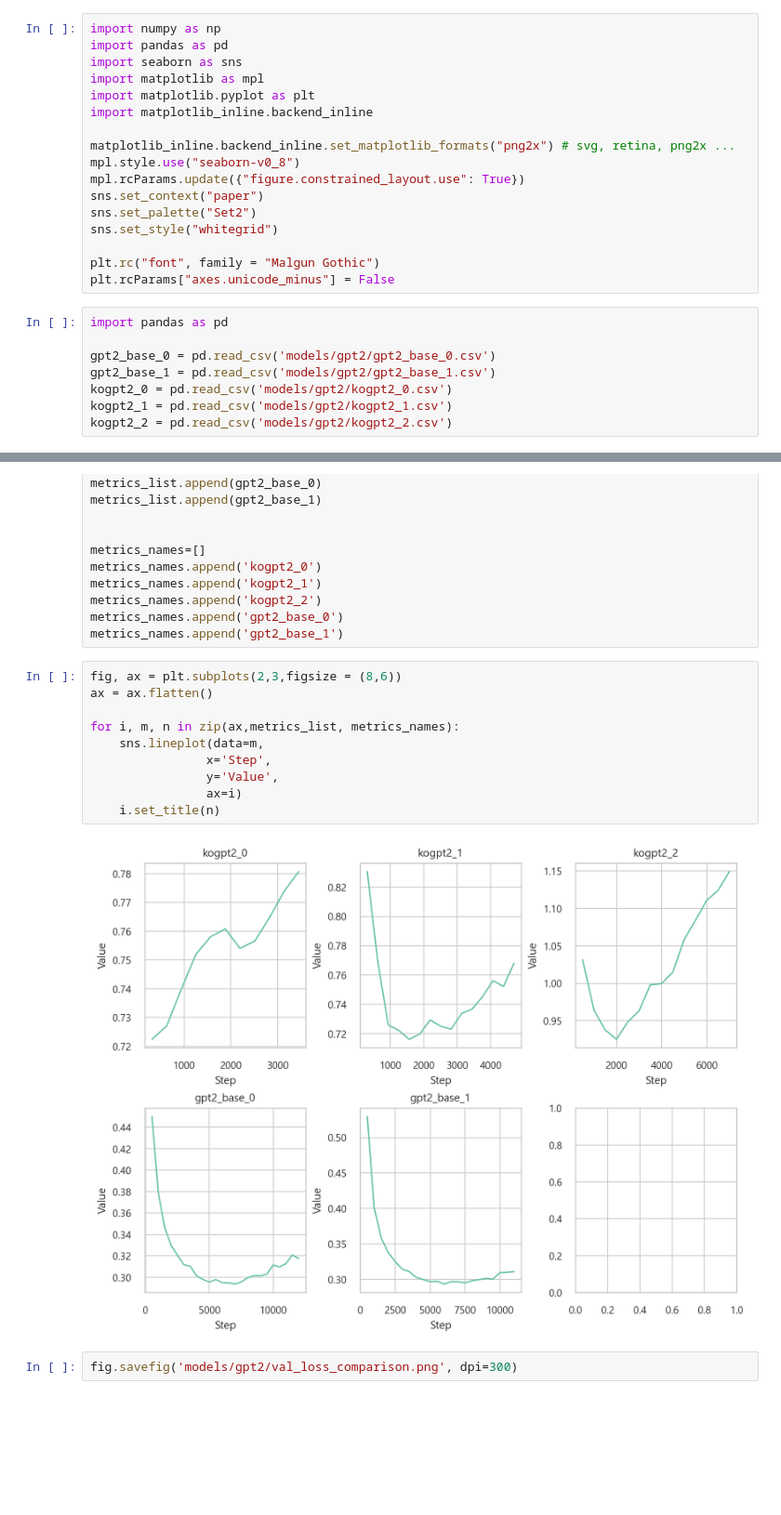
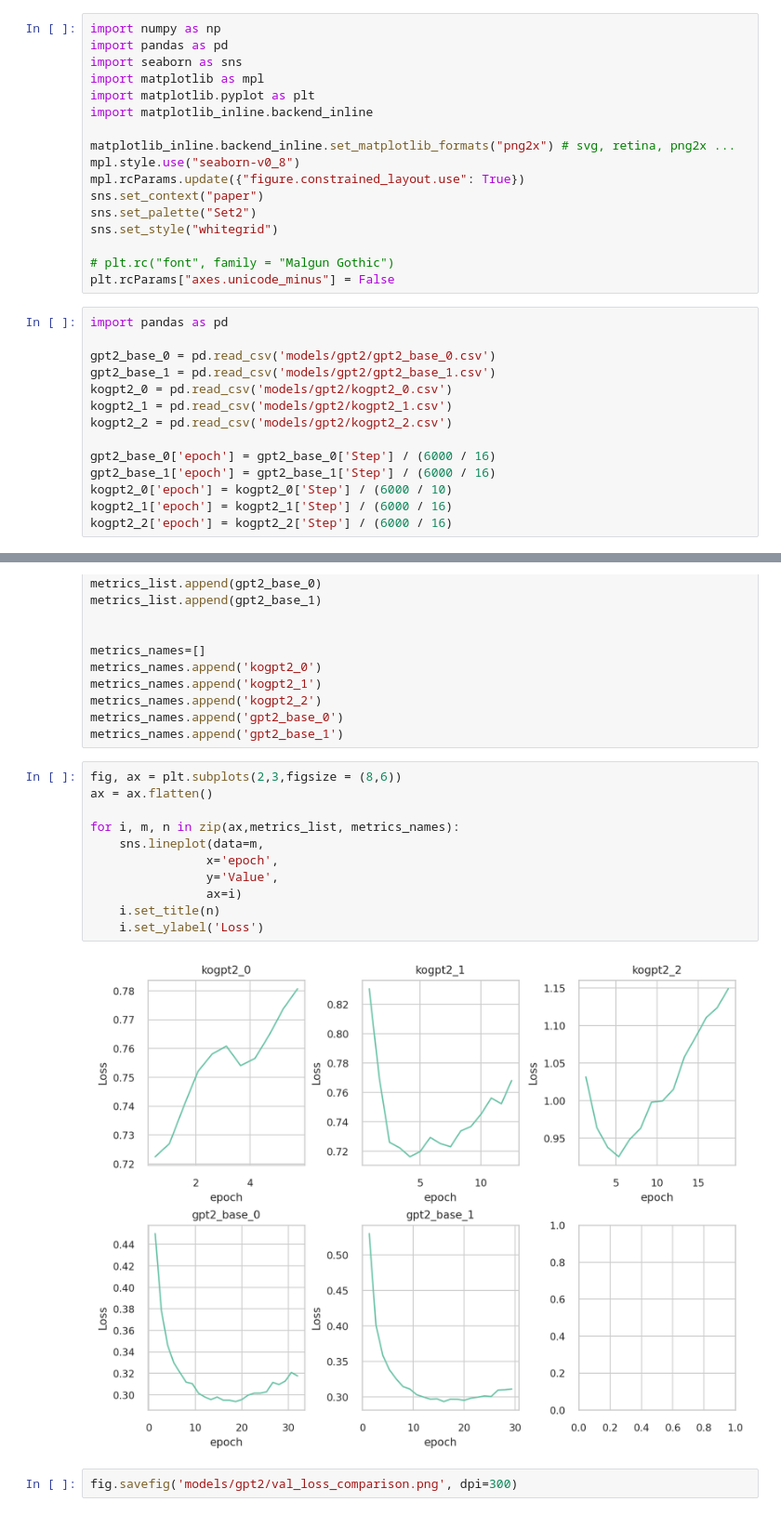
Before and after one commit to crazy2894/project_3_git, a Jupyter notebook: code_metric_check/gpt2_metrics.ipynb, the cells around one changed output, grey strips where cells are left out. Shown at 93% size. Drawn from its saved outputs; the diff is of its cells as text; blank space fills up the shorter version.

```diff
--- a/code_metric_check/gpt2_metrics.ipynb
+++ b/code_metric_check/gpt2_metrics.ipynb
@@ -36,7 +36,7 @@ sns.set_context("paper")
 sns.set_palette("Set2")
 sns.set_style("whitegrid")
 
-plt.rc("font", family = "Malgun Gothic")
+# plt.rc("font", family = "Malgun Gothic")
 plt.rcParams["axes.unicode_minus"] = False
 # %%
 import pandas as pd
@@ -46,6 +46,12 @@ gpt2_base_1 = pd.read_csv('models/gpt2/gpt2_base_1.csv')
 kogpt2_0 = pd.read_csv('models/gpt2/kogpt2_0.csv')
 kogpt2_1 = pd.read_csv('models/gpt2/kogpt2_1.csv')
 kogpt2_2 = pd.read_csv('models/gpt2/kogpt2_2.csv')
+
+gpt2_base_0['epoch'] = gpt2_base_0['Step'] / (6000 / 16)
+gpt2_base_1['epoch'] = gpt2_base_1['Step'] / (6000 / 16)
+kogpt2_0['epoch'] = kogpt2_0['Step'] / (6000 / 10)
+kogpt2_1['epoch'] = kogpt2_1['Step'] / (6000 / 16)
+kogpt2_2['epoch'] = kogpt2_2['Step'] / (6000 / 16)
 # %%
 metrics_list=[]
 metrics_list.append(kogpt2_0)
@@ -64,15 +70,16 @@ metrics_names.append('gpt2_base_1')
 # %%
 fig, ax = plt.subplots(2,3,figsize = (8,6))
 ax = ax.flatten()
 
 for i, m, n in zip(ax,metrics_list, metrics_names):
     sns.lineplot(data=m,
-                x='Step',
+                x='epoch',
                 y='Value',
                 ax=i)
     i.set_title(n)
+    i.set_ylabel('Loss')
 # %% [output]
-[figure, old version]
+[figure, new version]
 # %%
 fig.savefig('models/gpt2/val_loss_comparison.png', dpi=300)
 # %%
```
Also changed, not shown: parts of 1 cell of this notebook, 10 other files.
